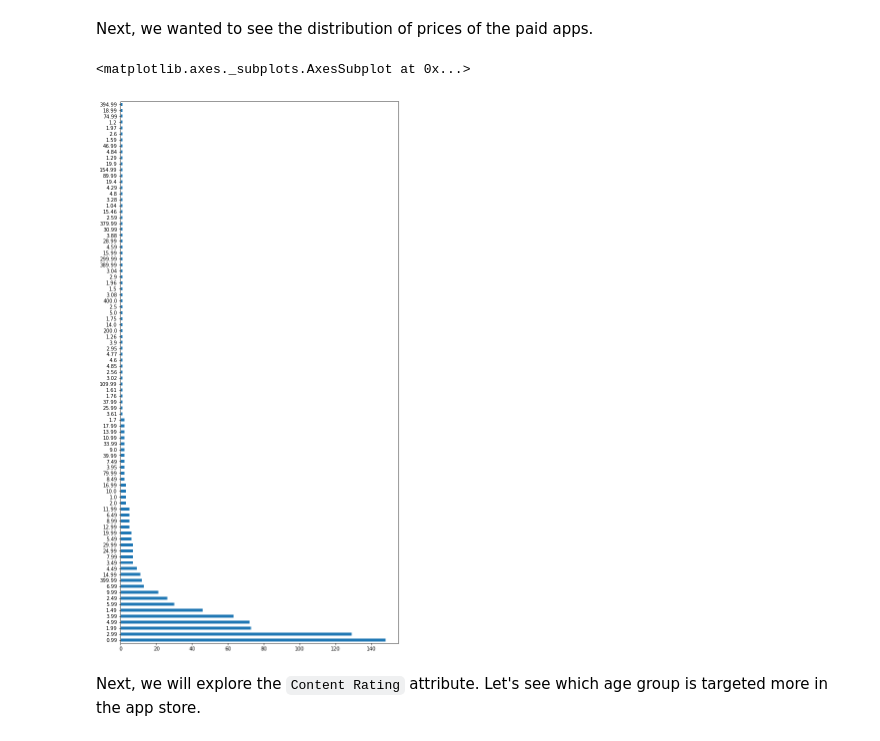
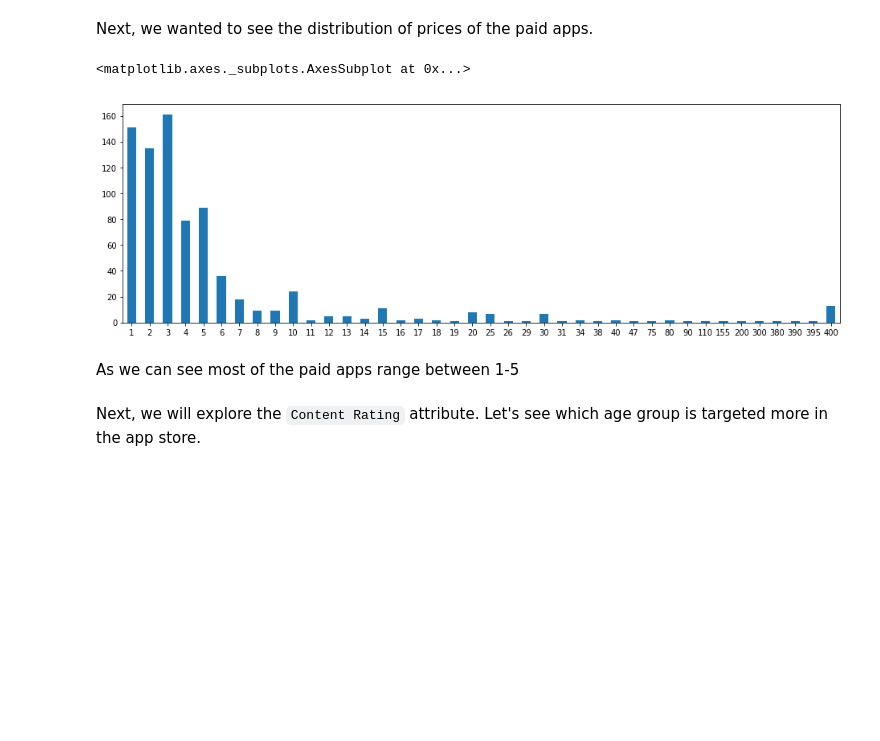
Before and after one commit to RandHood/DataSighence, a Jupyter notebook: Cleaning-2.ipynb, the cells around one changed output. Cells and saved outputs as stored; diff of their text form; code cells hidden in the pictures; blank space fills up the shorter version.

```diff
--- a/Cleaning-2.ipynb
+++ b/Cleaning-2.ipynb
@@ -320,0 +319,5 @@ store_data_copy['Size'] = store_data_copy['Size'].astype('float')
+# %%
+for index, row in store_data.iterrows():
+    genreCell = row["Genres"].split(';')
+    if(len(genreCell) > 1):
+        store_data.at[index, 'Subgenre'] = genreCell[1]
@@ -363,18 +375,23 @@ store_data_copy['Type'].value_counts().plot(kind='bar')
 As we can see the free apps dominate the app store more than the paid ones
 # %% [markdown]
 Next, we wanted to see the distribution of prices of the paid apps.
-# %%
-df = store_data[store_data.Price != 0.0]
-df['Price'].value_counts().plot(kind='barh', figsize=(10,20))
-# plt.figure(figsize=(20,5))
-# sns.boxplot(
-#     data=store_data_copy,
-#     x='Installs',
-#     y='Reviews',
-#     color='red')
-# %% [output]
-<matplotlib.axes._subplots.AxesSubplot at 0x...>
-[figure, removed]
+# %%
+df = store_data[store_data.Price != 0.0]
+df = df.sort_values(by='Price', ascending=True)
+df['PriceRange'] = 0
+for index, row in df.iterrows():
+    df.at[index, 'PriceRange'] = math.ceil(row['Price'])
+
+indexes = list(df['PriceRange'].values)
+indexes = list(dict.fromkeys(indexes))
+# indexes
+
+df['PriceRange'].value_counts().loc[indexes].plot(kind='bar', rot=0, figsize=(16, 5))
+# %% [output]
+<matplotlib.axes._subplots.AxesSubplot at 0x...>
+[figure, added]
+# %% [markdown]
+As we can see most of the paid apps range between 1-5
 # %% [markdown]
 Next, we will explore the `Content Rating` attribute. Let's see which age group is targeted more in the app store.
 # %%
```
Also changed, not shown: parts of 19 cells of this notebook.
